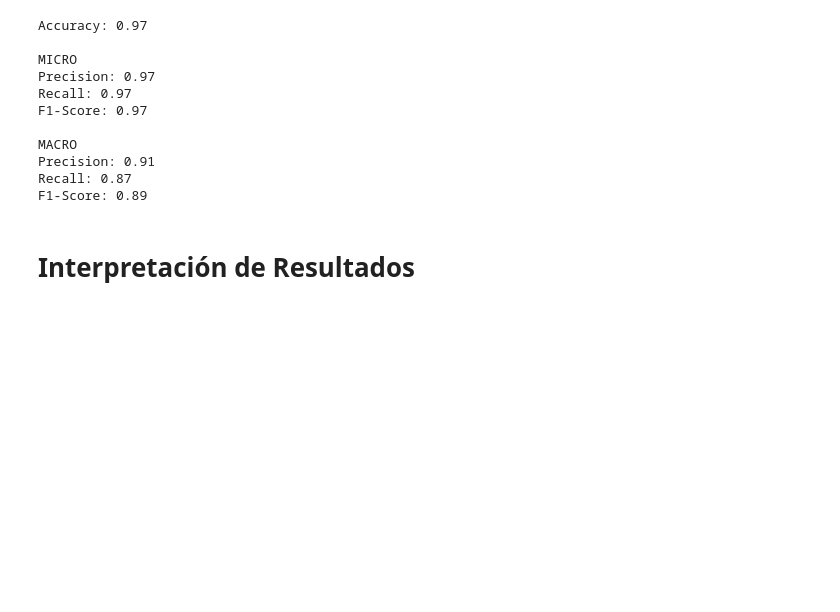
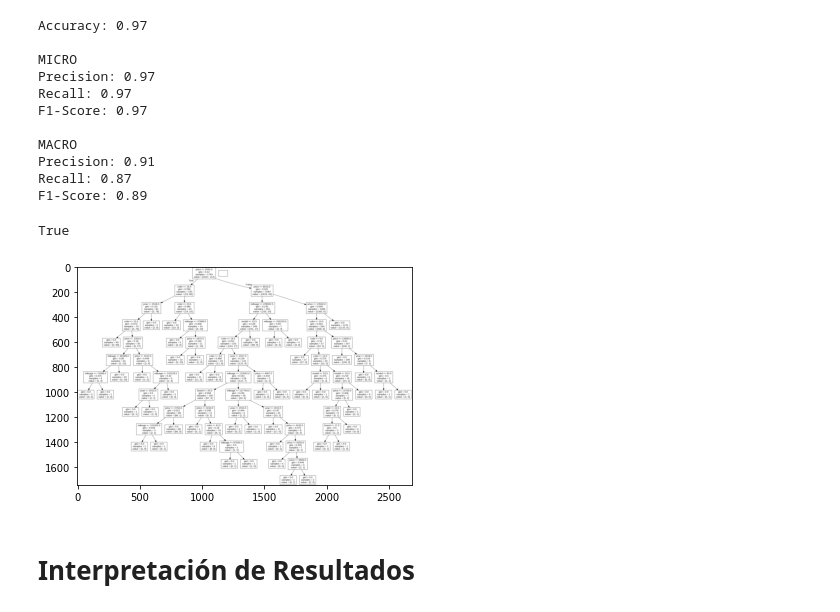
Before and after one commit to JosselynChila/PruebaMineria, a Jupyter notebook: [NRC_6262]_ChilaJosselyn_MiguelCastillo_PonceBryan_PopQuiz1.ipynb, the cells around one changed output. Cells and saved outputs as stored; diff of their text form; code cells hidden in the pictures; blank space fills up the shorter version.

```diff
--- a/[NRC_6262]_ChilaJosselyn_MiguelCastillo_PonceBryan_PopQuiz1.ipynb
+++ b/[NRC_6262]_ChilaJosselyn_MiguelCastillo_PonceBryan_PopQuiz1.ipynb
@@ -248,5 +248,17 @@ MACRO
 Precision: 0.91
 Recall: 0.87
 F1-Score: 0.89
+# %%
+data = tree.export_graphviz(clf_dtree, out_file=None, feature_names=caracteristicas_x)
+graph = pydotplus.graph_from_dot_data(data)
+graph.write_png('mydecisiontree.png')
+# %% [output]
+True
+# %%
+img = pltimg.imread('mydecisiontree.png')
+imgplot = plt.imshow(img)
+plt.show()
+# %% [output]
+[figure, added]
 # %% [markdown]
 # Interpretación de Resultados
```
Also changed, not shown: parts of 1 cell of this notebook.
